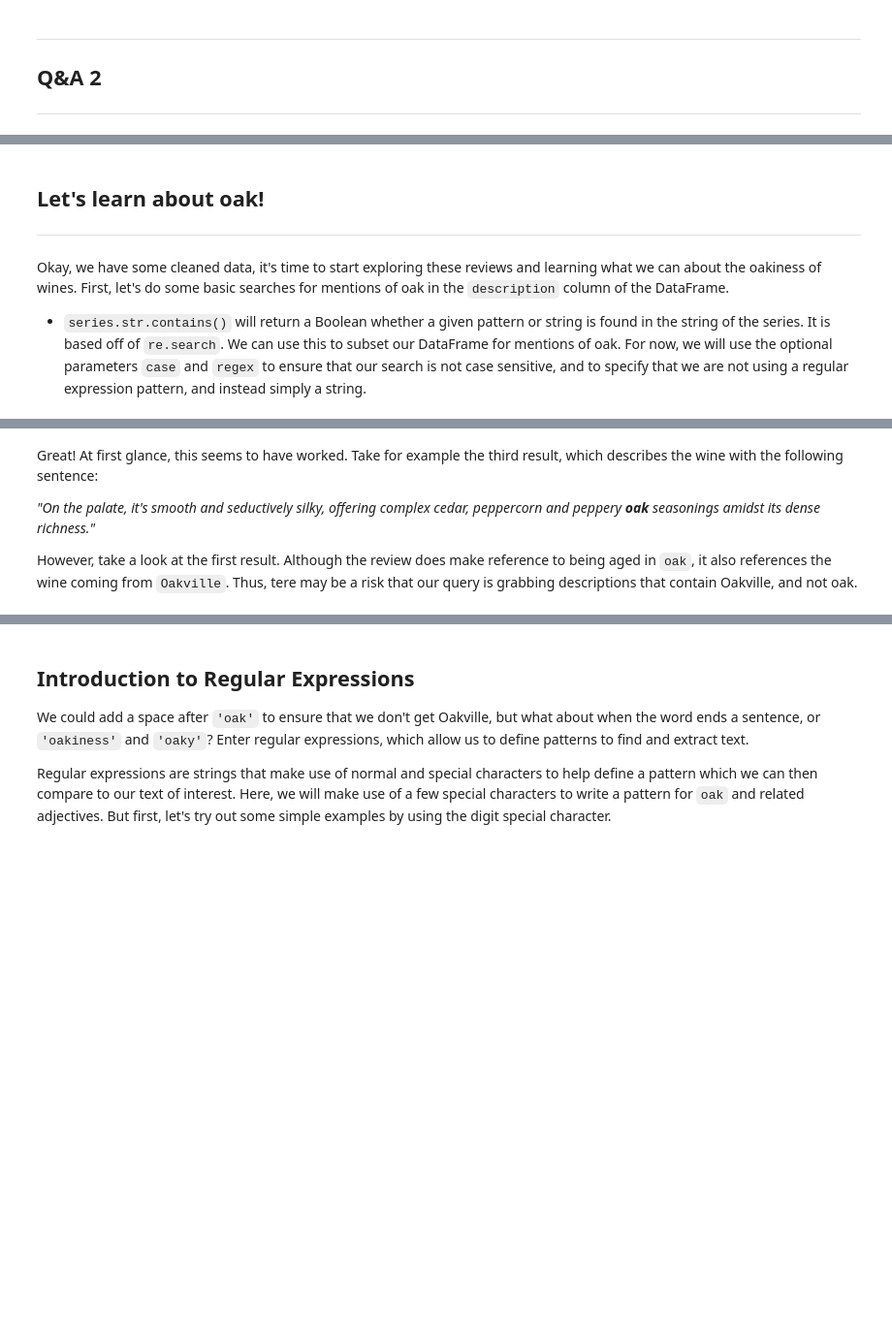
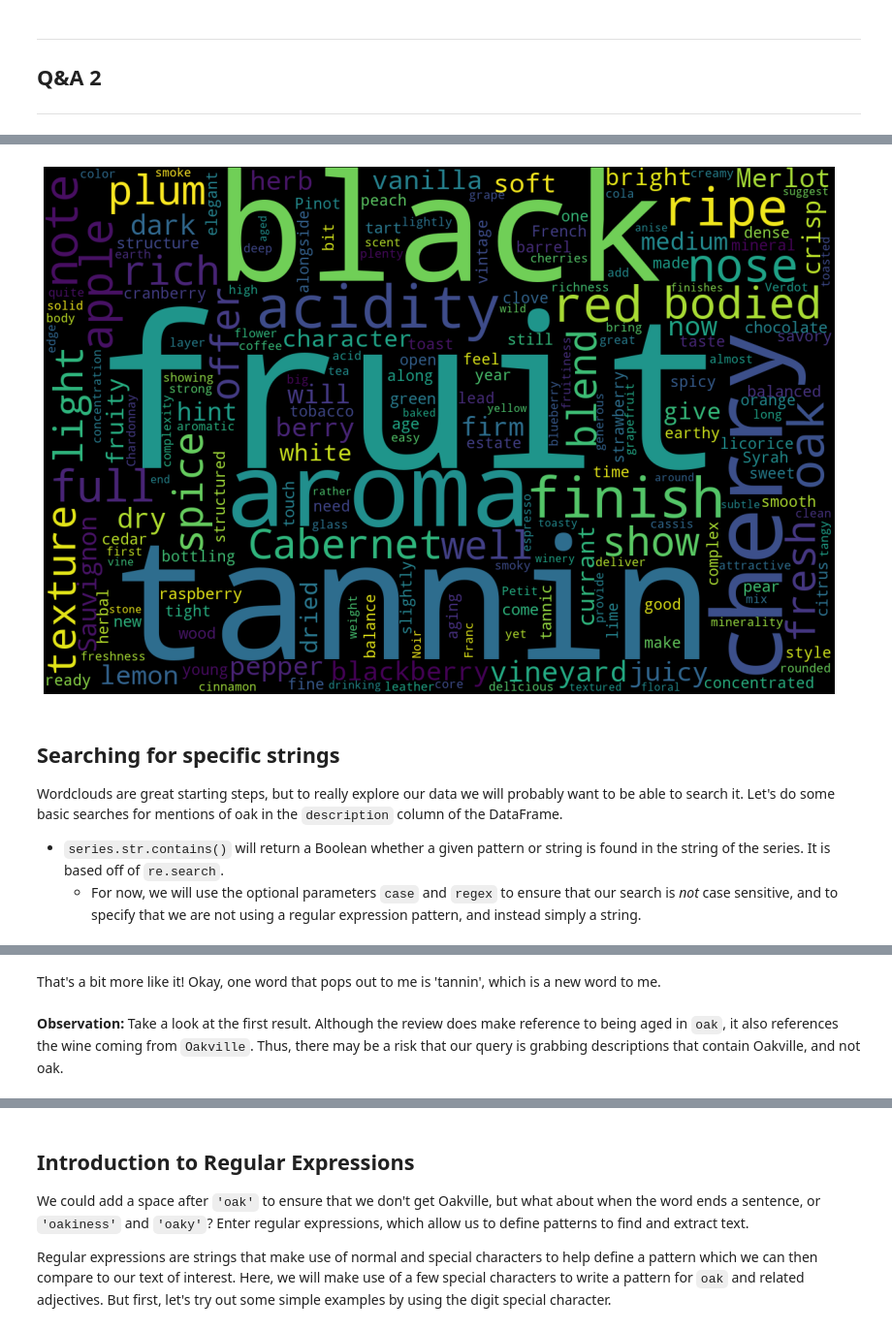
Before and after one commit to datacamp/working-with-text-data-in-python-live-training, a Jupyter notebook: notebooks/python_live_session_solution.ipynb, the cells around one changed output, grey strips where cells are left out. Shown at 97% size. Cells and saved outputs as stored; diff of their text form; code cells hidden in the pictures; blank space fills up the shorter version.

```diff
--- a/notebooks/python_live_session_solution.ipynb
+++ b/notebooks/python_live_session_solution.ipynb
@@ -310,8 +297,28 @@ Perfect, we now have a set of cleaned and distinct variety names to start analyz
+# %%
+# Update our stopwords with words that aren't too interesting to us
+stopwords.update(["flavor", "flavors", "wine", "drink", "palate"])
+
+# Generate our wordcloud, but change the background color
+wordcloud = WordCloud(
+    collocations=False,
+    width = 1200, height = 800,
+    background_color="black",
+    stopwords=stopwords)
+
+wordcloud.generate(text)
+
+# Display the wordcloud, but with update size
+plt.figure(figsize=(15,10))
+plt.imshow(wordcloud)
+plt.axis("off")
+plt.show()
+# %% [output]
+[figure, added]
 # %% [markdown]
-## Let's learn about oak!
----
-Okay, we have some cleaned data, it's time to start exploring these reviews and learning what we can about the oakiness of wines. First, let's do some basic searches for mentions of oak in the `description` column of the DataFrame.
-- `series.str.contains()` will return a Boolean whether a given pattern or string is found in the string of the series. It is based off of `re.search`. We can use this to subset our DataFrame for mentions of oak. For now, we will use the optional parameters `case` and `regex` to ensure that our search is not case sensitive, and to specify that we are not using a regular expression pattern, and instead simply a string.
+## Searching for specific strings
+Wordclouds are great starting steps, but to really explore our data we will probably want to be able to search it. Let's do some basic searches for mentions of oak in the `description` column of the DataFrame.
+- `series.str.contains()` will return a Boolean whether a given pattern or string is found in the string of the series. It is based off of `re.search`.
+    - For now, we will use the optional parameters `case` and `regex` to ensure that our search is _not_ case sensitive, and to specify that we are not using a regular expression pattern, and instead simply a string.
 # %%
 # Create our Boolean filter
 oak_filter = wine_df['description'].str.contains('oak', case=False, regex=False)
@@ -325,9 +332,7 @@ wine_df[oak_filter][0:5]
 | 9 | US | This blockbuster, powerhouse of a... | Rainin Vineyard | 95 | 325.0 | California | Diamond Mountain District | cabernet sauvignon | Hall | Diamond Mountain District - US |
 | 14 | US | Focused and dense, this intense w... | Abetina | 94 | 105.0 | Oregon | Willamette Valley | pinot noir | Ponzi | Willamette Valley - US |
 | 17 | US | Steely and perfumed, this wine se... | Babushka | 90 | 37.0 | California | Russian River Valley | chardonnay | Zepaltas | Russian River Valley - US |
+# %% [markdown]
+That's a bit more like it! Okay, one word that pops out to me is 'tannin', which is a new word to me.
 # %% [markdown]
-Great! At first glance, this seems to have worked. Take for example the third result, which describes the wine with the following sentence:
-
-_"On the palate, it's smooth and seductively silky, offering complex cedar, peppercorn and peppery **oak** seasonings amidst its dense richness."_
-
-However, take a look at the first result. Although the review does make reference to being aged in `oak`, it also references the wine coming from `Oakville`. Thus, tere may be a risk that our query is grabbing descriptions that contain Oakville, and not oak.
+**Observation:** Take a look at the first result. Although the review does make reference to being aged in `oak`, it also references the wine coming from `Oakville`. Thus, there may be a risk that our query is grabbing descriptions that contain Oakville, and not oak.
```
Also changed, not shown: parts of 69 cells of this notebook, 1 other file.
